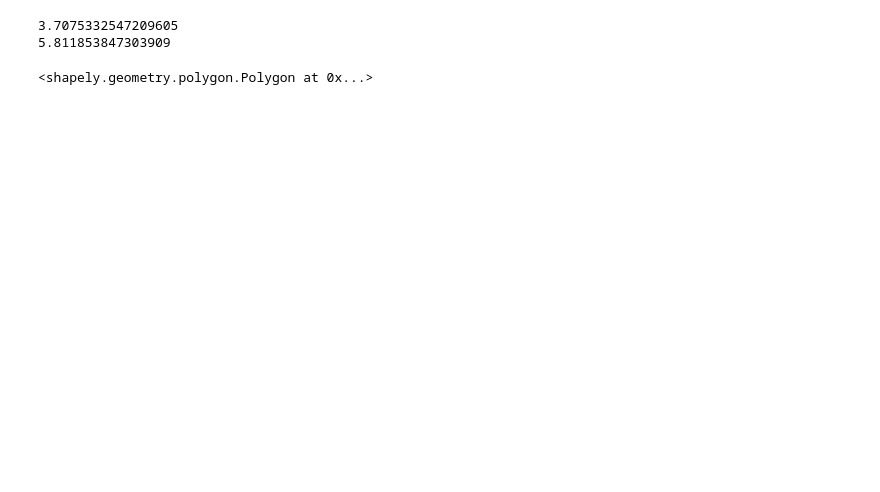
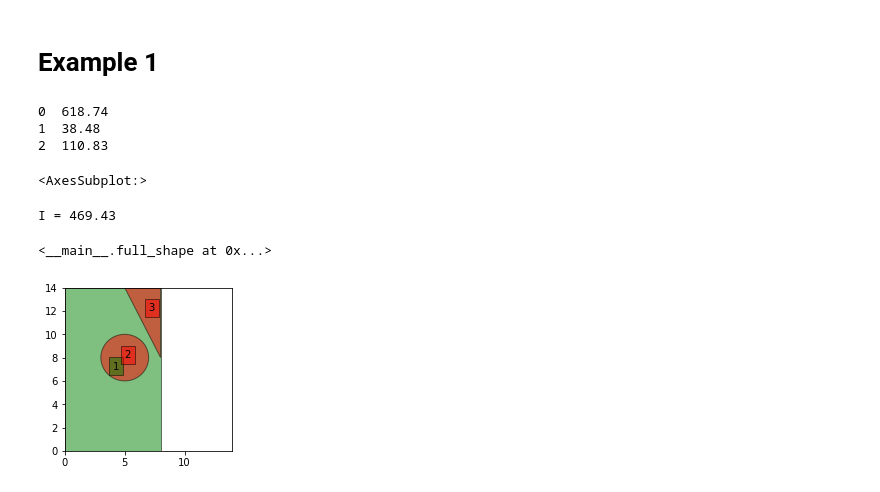
Before and after one commit to Denvernoell/Blog, a Jupyter notebook: Centroid/centroids.ipynb, the cells around one changed output. Saved outputs shown, nothing was run; the diff lists cells and outputs as text; code cells hidden in the pictures; blank space fills up the shorter version.

```diff
--- a/Centroid/centroids.ipynb
+++ b/Centroid/centroids.ipynb
@@ -3,18 +0,0 @@ from shapely.geometry import Point, Polygon
-# %%
-points = [[0,0],
-[4,0],
-[8,4],
-[8,11],
-[0,11],]
-
-hole = Point(4,7).buffer(1.5)
-
-polygon = Polygon(points).difference(hole)
-centroid = polygon.centroid
-print(centroid.x)
-print(centroid.y)
-polygon
-# %% [output]
-3.7075332547209605
-5.811853847303909
-<shapely.geometry.polygon.Polygon at 0x...>
@@ -20,0 +122,40 @@ polygon
+# %% [markdown]
+# Example 1
+# %%
+points = [[0,0],
+[8,0],
+[8,8],
+[5,14],
+[0,14],]
+hole = Point(5,8).buffer(2)
+full = Polygon(points)
+S1 = full.envelope
+S2 = hole
+S3 = S1.difference(full)
+
+full = [
+	{
+		'shape':S1,
+		'shape_type':'Rectangle',
+		'sign':'+',
+		},
+	{
+		'shape':S2,
+		'shape_type':'Circle',
+		'sign':'-',
+		},
+	{
+		'shape':S3,
+		'shape_type':'Triangle',
+		'sign':'-',
+		},
+]
+full_shape(full,"I_y",'centroid')
+# %% [output]
+0  618.74
+1  38.48
+2  110.83
+<AxesSubplot:>
+I = 469.43
+<__main__.full_shape at 0x...>
+[figure, added]
```
Also changed, not shown: parts of 8 cells of this notebook, 6 other files.
